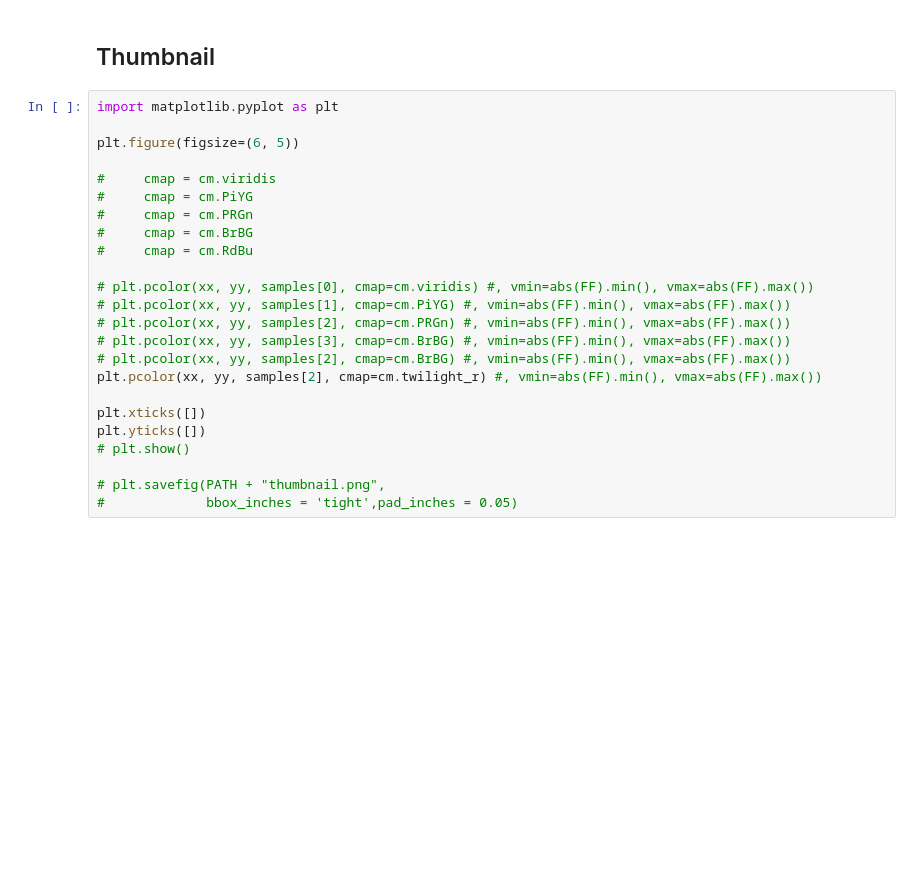
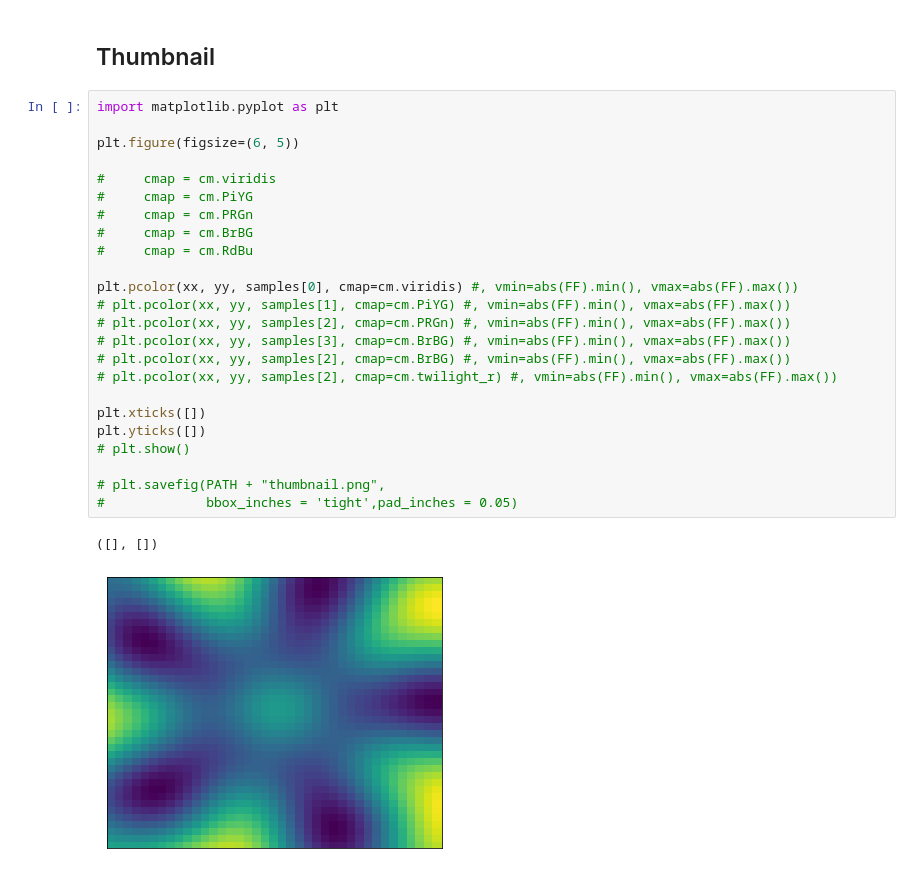
Before and after one commit to mmahsereci/webpage, a Jupyter notebook: _jupyter/2021-09-06-invariant-gp.ipynb, the cells around one changed output. Saved outputs shown, nothing was run; the diff lists cells and outputs as text; blank space fills up the shorter version.

```diff
--- a/_jupyter/2021-09-06-invariant-gp.ipynb
+++ b/_jupyter/2021-09-06-invariant-gp.ipynb
@@ -234,24 +246,27 @@ if SAVE:
 # %%
 import matplotlib.pyplot as plt
 
 plt.figure(figsize=(6, 5))
 
 #     cmap = cm.viridis
 #     cmap = cm.PiYG
 #     cmap = cm.PRGn
 #     cmap = cm.BrBG
 #     cmap = cm.RdBu
 
-# plt.pcolor(xx, yy, samples[0], cmap=cm.viridis) #, vmin=abs(FF).min(), vmax=abs(FF).max())
+plt.pcolor(xx, yy, samples[0], cmap=cm.viridis) #, vmin=abs(FF).min(), vmax=abs(FF).max())
 # plt.pcolor(xx, yy, samples[1], cmap=cm.PiYG) #, vmin=abs(FF).min(), vmax=abs(FF).max())
 # plt.pcolor(xx, yy, samples[2], cmap=cm.PRGn) #, vmin=abs(FF).min(), vmax=abs(FF).max())
 # plt.pcolor(xx, yy, samples[3], cmap=cm.BrBG) #, vmin=abs(FF).min(), vmax=abs(FF).max())
 # plt.pcolor(xx, yy, samples[2], cmap=cm.BrBG) #, vmin=abs(FF).min(), vmax=abs(FF).max())
-plt.pcolor(xx, yy, samples[2], cmap=cm.twilight_r) #, vmin=abs(FF).min(), vmax=abs(FF).max())
+# plt.pcolor(xx, yy, samples[2], cmap=cm.twilight_r) #, vmin=abs(FF).min(), vmax=abs(FF).max())
 
 plt.xticks([])
 plt.yticks([])
 # plt.show()
 
 # plt.savefig(PATH + "thumbnail.png",
 #             bbox_inches = 'tight',pad_inches = 0.05)
+# %% [output]
+([], [])
+[figure, added]
```
Also changed, not shown: parts of 7 cells of this notebook, 2 other files.
